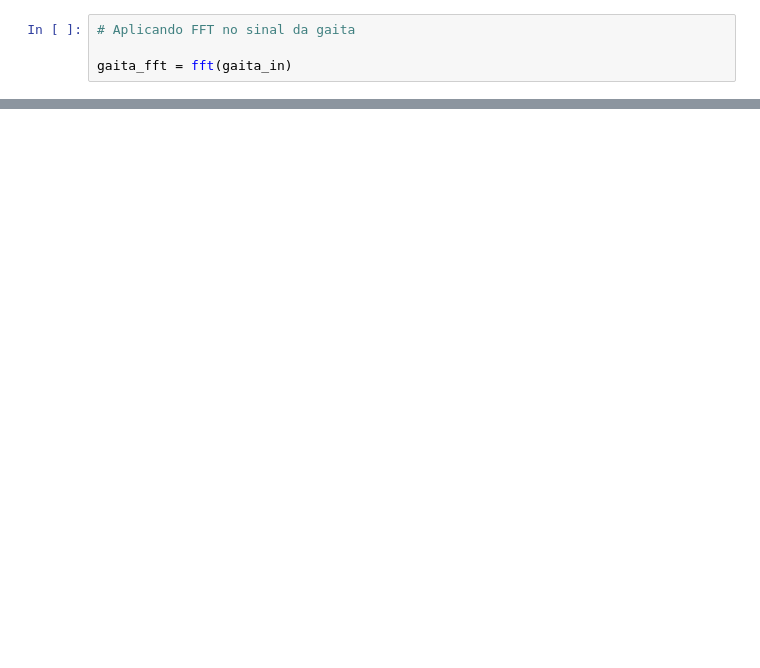
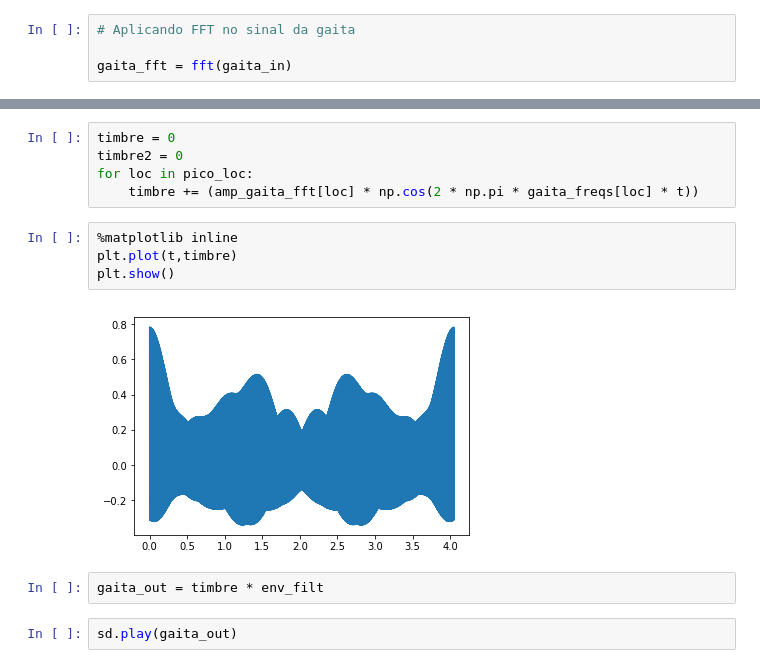
Before and after one commit to d4vidsc/music_synth, a Jupyter notebook: codigo/emulacao_gaita.ipynb, the cells around one changed output, grey strips where cells are left out. Cells and saved outputs as stored; diff of their text form; blank space fills up the shorter version.

```diff
--- a/codigo/emulacao_gaita.ipynb
+++ b/codigo/emulacao_gaita.ipynb
@@ -73 +97,16 @@ gaita_fft = fft(gaita_in)
+# %%
+timbre = 0
+timbre2 = 0
+for loc in pico_loc:
+    timbre += (amp_gaita_fft[loc] * np.cos(2 * np.pi * gaita_freqs[loc] * t))
+# %%
+%matplotlib inline
+plt.plot(t,timbre)
+plt.show()
+# %% [output]
+[figure, added]
+# %%
+gaita_out = timbre * env_filt
+# %%
+sd.play(gaita_out)
 # %%
```
Also changed, not shown: parts of 16 cells of this notebook, 2 other files.
